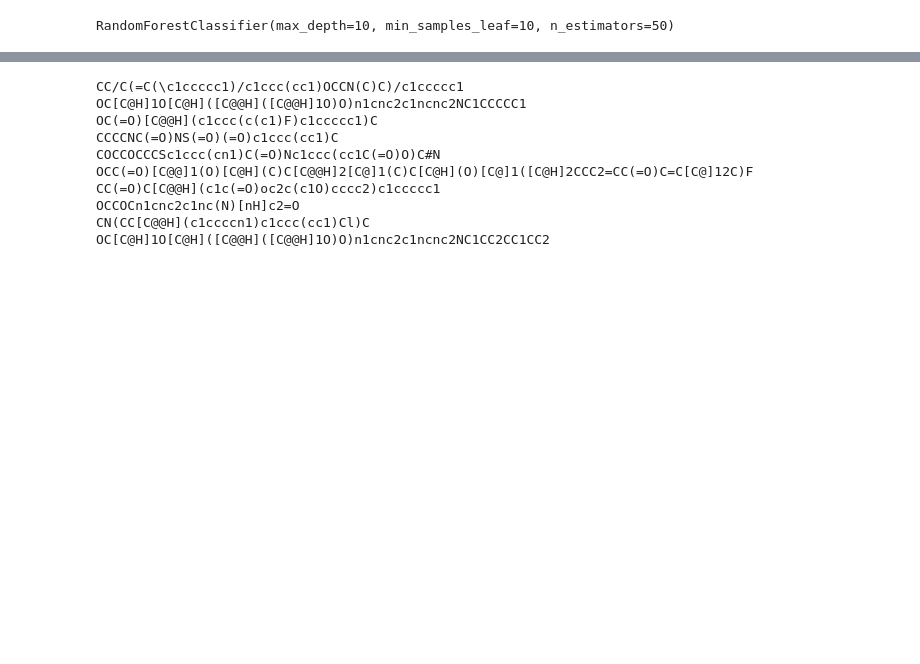
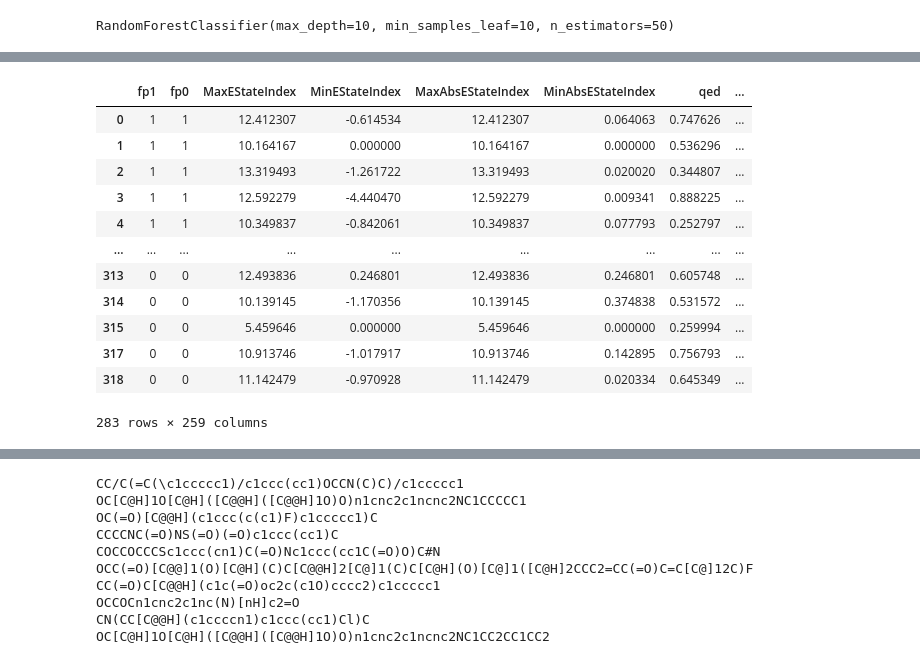
Before and after one commit to VEK239/albuminSitePrediction, a Jupyter notebook: notebooks/custom_data_model_testing.ipynb, the cells around one changed output, grey strips where cells are left out. Saved outputs shown, nothing was run; the diff lists cells and outputs as text; code cells hidden in the pictures; blank space fills up the shorter version.

```diff
--- a/notebooks/custom_data_model_testing.ipynb
+++ b/notebooks/custom_data_model_testing.ipynb
@@ -212,4 +233,20 @@ test_data = generate_descriptors(test_data, fp_size=FP_SIZE, fp_radius=FP_RADIUS
 test = test_data.drop(columns=['smiles'])
+# %%
+test
+# %% [output]
+|  | fp1 | fp0 | MaxEStateIndex | MinEStateIndex | MaxAbsEStateIndex | MinAbsEStateIndex | qed | ... |
+| 0 | 1 | 1 | 12.412307 | -0.614534 | 12.412307 | 0.064063 | 0.747626 | ... |
+| 1 | 1 | 1 | 10.164167 | 0.000000 | 10.164167 | 0.000000 | 0.536296 | ... |
+| 2 | 1 | 1 | 13.319493 | -1.261722 | 13.319493 | 0.020020 | 0.344807 | ... |
+| 3 | 1 | 1 | 12.592279 | -4.440470 | 12.592279 | 0.009341 | 0.888225 | ... |
+| 4 | 1 | 1 | 10.349837 | -0.842061 | 10.349837 | 0.077793 | 0.252797 | ... |
+| ... | ... | ... | ... | ... | ... | ... | ... | ... |
+| 313 | 0 | 0 | 12.493836 | 0.246801 | 12.493836 | 0.246801 | 0.605748 | ... |
+| 314 | 0 | 0 | 10.139145 | -1.170356 | 10.139145 | 0.374838 | 0.531572 | ... |
+| 315 | 0 | 0 | 5.459646 | 0.000000 | 5.459646 | 0.000000 | 0.259994 | ... |
+| 317 | 0 | 0 | 10.913746 | -1.017917 | 10.913746 | 0.142895 | 0.756793 | ... |
+| 318 | 0 | 0 | 11.142479 | -0.970928 | 11.142479 | 0.020334 | 0.645349 | ... |
+283 rows × 259 columns
 # %%
 test = scaler.transform(test)
 test = mos.transform(test)
```
Also changed, not shown: parts of 8 cells of this notebook, 1 other file.
